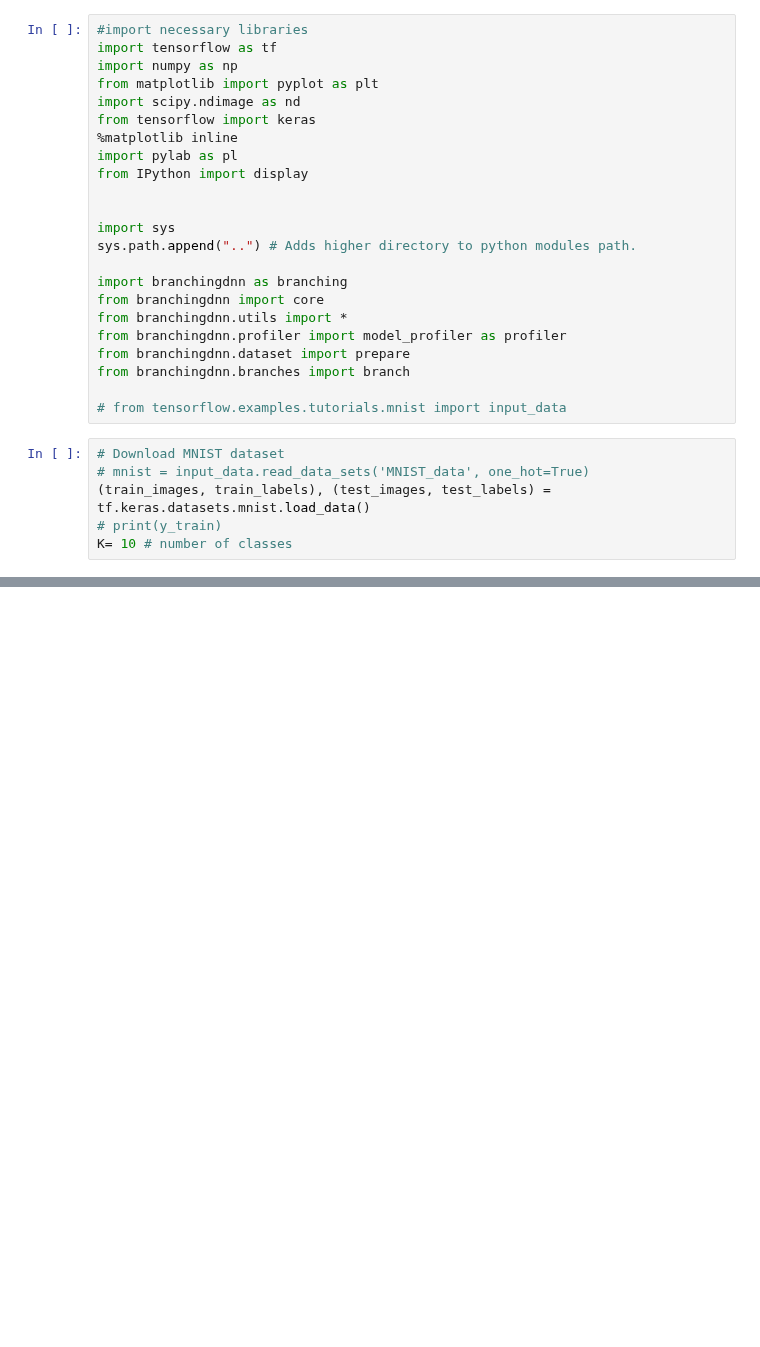
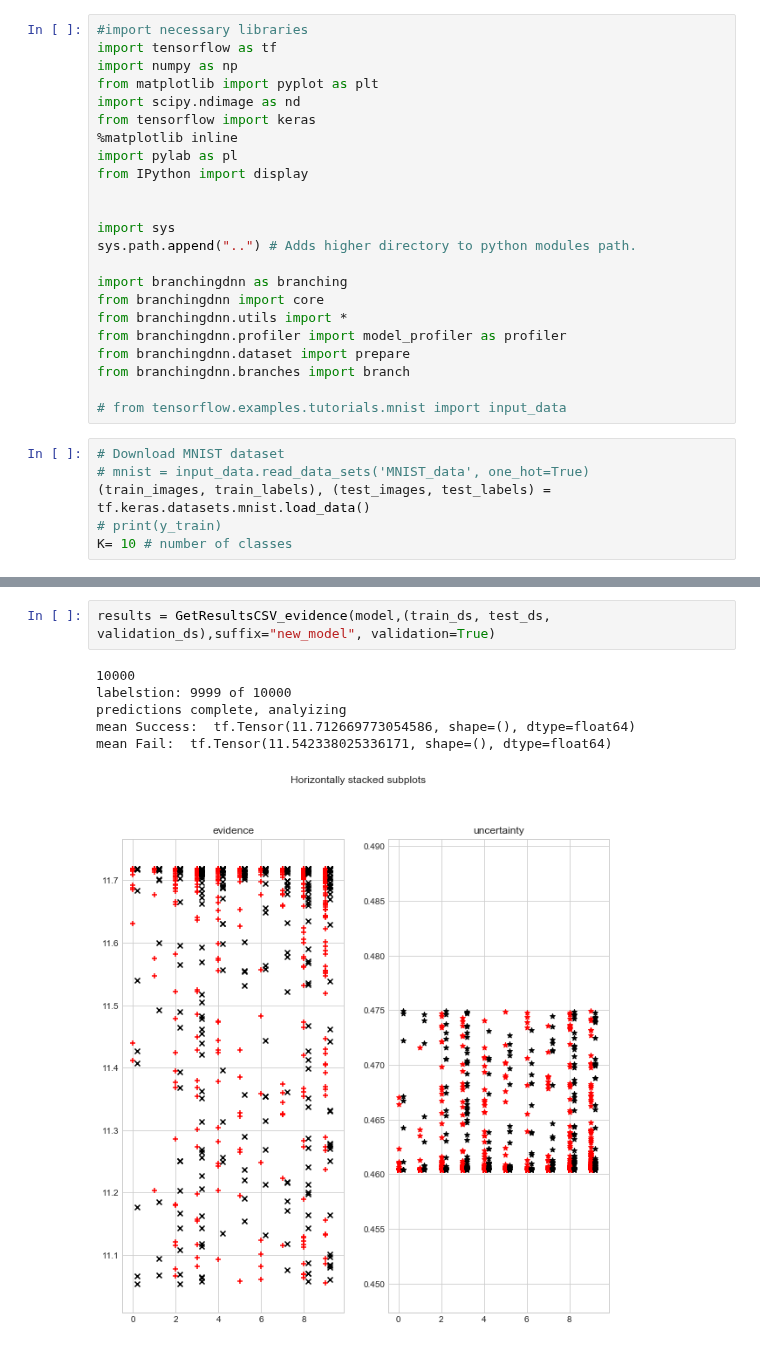
Before and after one commit to SanityLacking/BrevisNet, a Jupyter notebook: notebooks/Uncertainty_mnist.ipynb, the cells around one changed output, grey strips where cells are left out. Saved outputs shown, nothing was run; the diff lists cells and outputs as text; blank space fills up the shorter version.

```diff
--- a/notebooks/Uncertainty_mnist.ipynb
+++ b/notebooks/Uncertainty_mnist.ipynb
@@ -326,0 +566,9 @@ KeyboardInterrupt:
+# %%
+results = GetResultsCSV_evidence(model,(train_ds, test_ds, validation_ds),suffix="new_model", validation=True)
+# %% [output]
+10000
+labelstion: 9999 of 10000
+predictions complete, analyizing
+mean Success:  tf.Tensor(11.712669773054586, shape=(), dtype=float64)
+mean Fail:  tf.Tensor(11.542338025336171, shape=(), dtype=float64)
+[figure, added]
```
Also changed, not shown: parts of 16 cells of this notebook, 3 other files.
